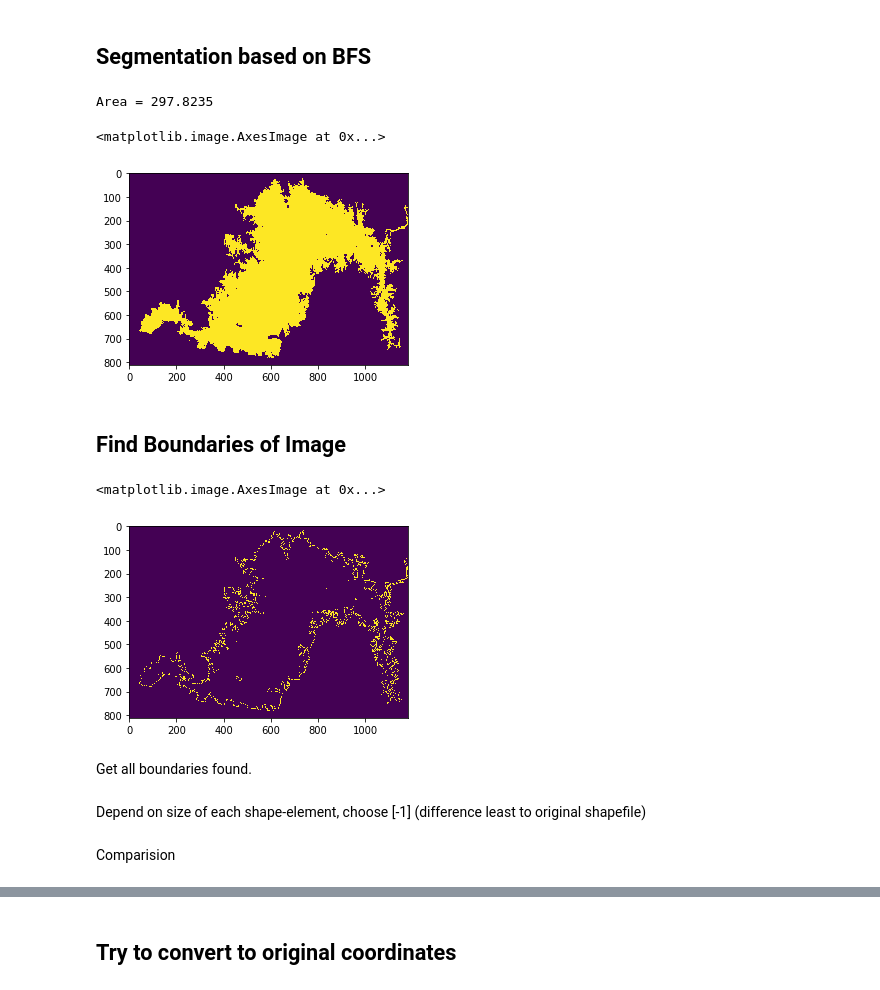
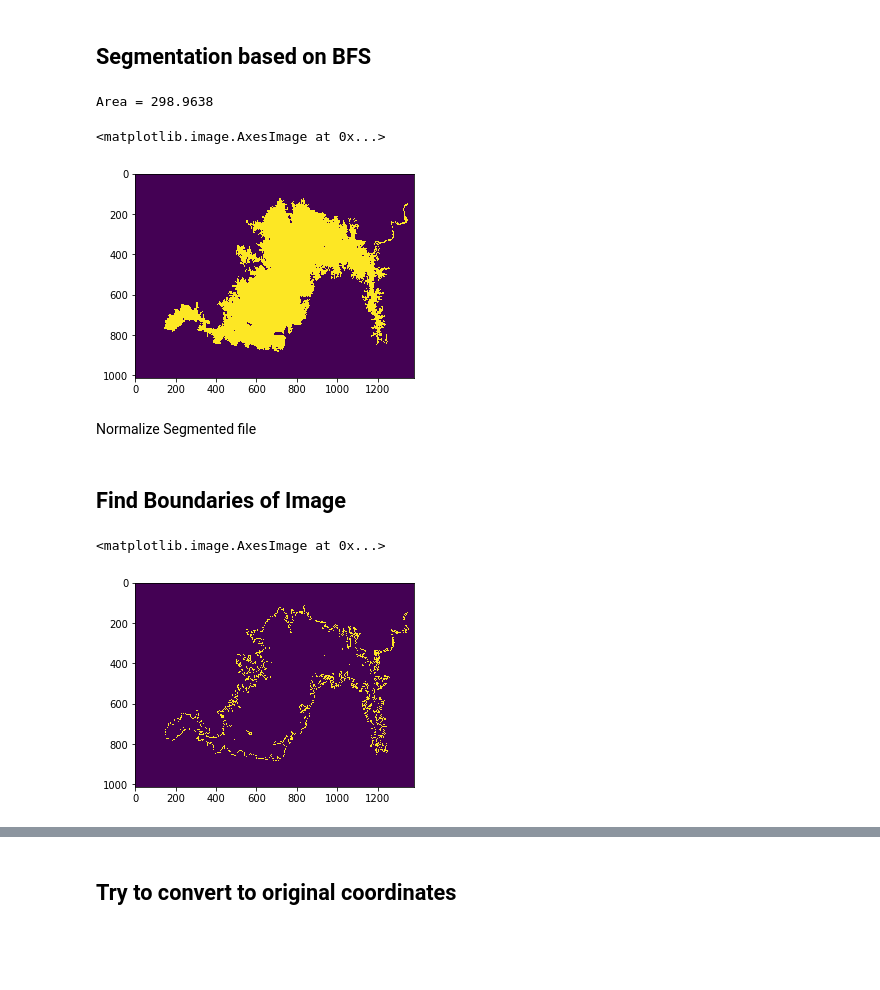
Before and after one commit to Hydroviet/Landsat-Imagery, a Jupyter notebook: Create_geoJSON_byMonth.ipynb, the cells around one changed output, grey strips where cells are left out. Drawn from its saved outputs; the diff is of its cells as text; code cells hidden in the pictures; blank space fills up the shorter version.

Commit message:
updated shape generating. Still error on masking

```diff
--- a/Create_geoJSON_byMonth.ipynb
+++ b/Create_geoJSON_byMonth.ipynb
@@ -34,7 +34,7 @@ ho_tri_an_shape = [transform_geom(df.crs, raw_file.crs,ho_tri_an_geom)]
 ## Find Rectangle that can bound!
 # %%
 inf = float("inf")
-eps = 1000
+eps = 4000
 x0, y0, x1, y1 = [inf, -inf, -inf, inf] #top-left, bottom-right
 for x, y in ho_tri_an_shape[0]['coordinates'][0]:
     if x0 > x:
@@ -76,7 +76,7 @@ def count_pixel(obj, type_of_map, startingPoint):
     dy = [1,0,-1,0]
 
     visited = np.zeros((obj.shape[0], obj.shape[1])).astype('bool')
-    final_obj= np.zeros((obj.shape[0], obj.shape[1]))
+    final_obj= np.zeros((obj.shape[0], obj.shape[1])).astype(np.uint8)
 
     u0, v0 = startingPoint[0], startingPoint[1]
 
@@ -106,17 +106,40 @@ area, segment_array = count_pixel(ndwi2, 'NDWI2', [500, 600])
 print("Area = {0}".format(area * 900 / 1000000))
 plt.imshow(segment_array)
 # %% [output]
-Area = 297.8235
+Area = 298.9638
 <matplotlib.image.AxesImage at 0x...>
-[figure, old version]
+[figure, new version]
+# %% [markdown]
+Normalize Segmented file
+# %%
+for j in range(segment_array.shape[1]):
+    segment_array[0][j] = 0
+    segment_array[1][j] = 0
+    segment_array[2][j] = 0
+    segment_array[3][j] = 0
+    segment_array[4][j] = 0
+    segment_array[segment_array.shape[0] - 1][j] = 0
+    segment_array[segment_array.shape[0] - 2][j] = 0
+    segment_array[segment_array.shape[0] - 3][j] = 0
+    segment_array[segment_array.shape[0] - 4][j] = 0
+    segment_array[segment_array.shape[0] - 5][j] = 0
+for i in range(segment_array.shape[0]):
+    segment_array[i][0] = 0
+    segment_array[i][1] = 0
+    segment_array[i][2] = 0
+    segment_array[i][3] = 0
+    segment_array[i][4] = 0
+    segment_array[i][segment_array.shape[1] - 1] = 0
+    segment_array[i][segment_array.shape[1] - 2] = 0
+    segment_array[i][segment_array.shape[1] - 3] = 0
+    segment_array[i][segment_array.shape[1] - 4] = 0
+    segment_array[i][segment_array.shape[1] - 5] = 0
 # %% [markdown]
 ## Find Boundaries of Image
 # %%
 from skimage.segmentation import find_boundaries
-boundaries_array = find_boundaries(segment_array.astype(np.uint8), mode='thick').astype(np.uint8)
+boundaries_array = find_boundaries(segment_array, connectivity=8, mode='inner', background=100).astype(np.int16)
 plt.imshow(boundaries_array)
 # %% [output]
 <matplotlib.image.AxesImage at 0x...>
-[figure, old version]
+[figure, new version]
-# %% [markdown]
-Get all boundaries found.
@@ -127,2 +145,0 @@ for _, __ in rasterio.features.shapes(boundaries_array,  transform=trans):
-# %% [markdown]
-Depend on size of each shape-element, choose [-1] (difference least to original shapefile)
@@ -132,2 +145,0 @@ ndwi2_processed, _ = rasterio.mask.mask(NDWI2, [shapes[-1]], crop=True)
-# %% [markdown]
-Comparision
```
Also changed, not shown: parts of 15 cells of this notebook.
